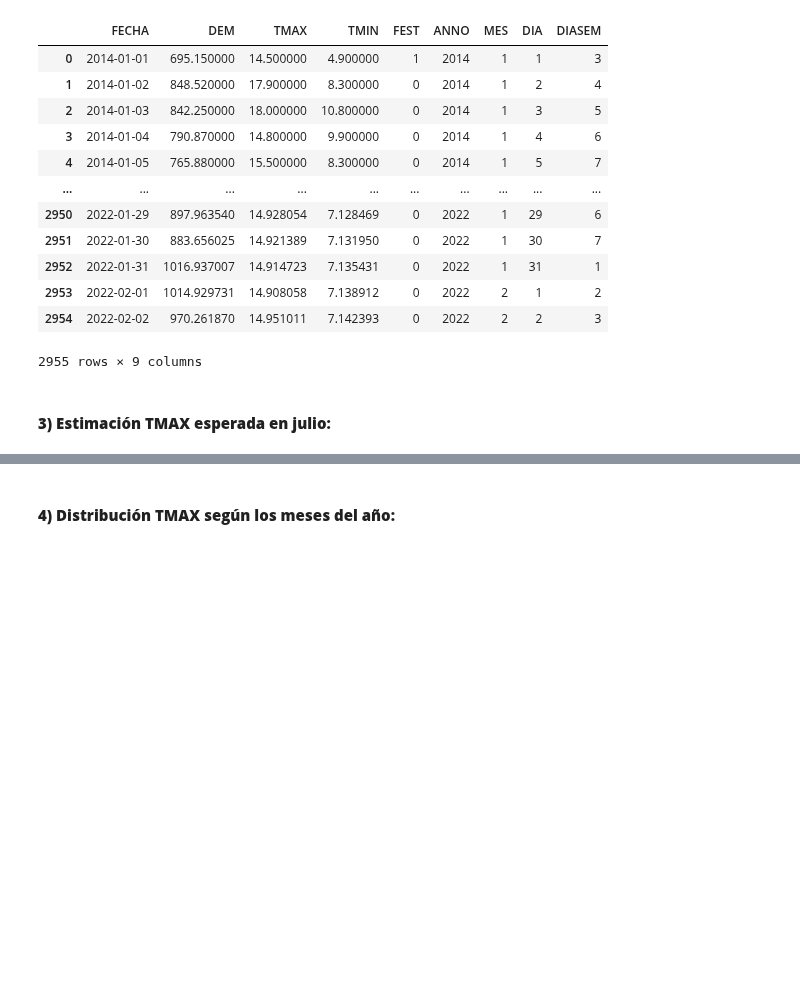
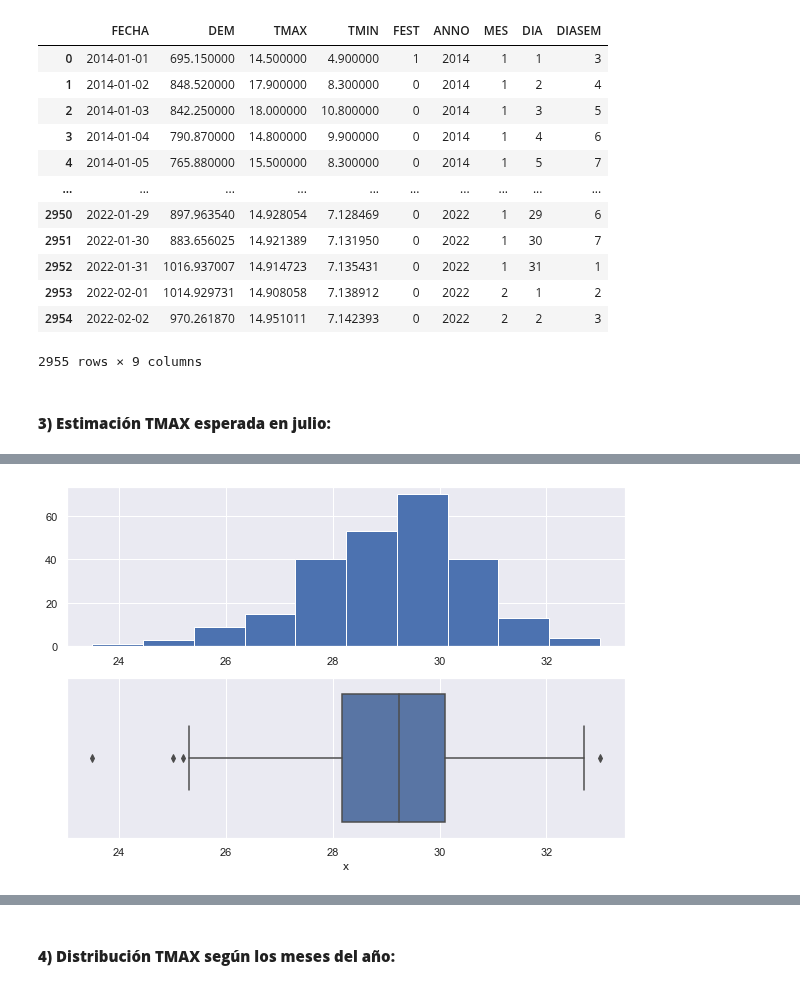
Before and after one commit to SeroviICAI/TRABAJO-1-ESTADISTICA-DESCRIPTIVA, a Jupyter notebook: notebooks/inferencia.ipynb, the cells around one changed output, grey strips where cells are left out. Drawn from its saved outputs; the diff is of its cells as text; code cells hidden in the pictures; blank space fills up the shorter version.

```diff
--- a/notebooks/inferencia.ipynb
+++ b/notebooks/inferencia.ipynb
@@ -63,0 +80,15 @@ stats.norm.interval(alpha=0.95,
+# %%
+x = np.array(dataframe_julio.TMAX)
+# tamaño muestral
+n = np.size(x)
+
+fig = plt.figure(1, figsize=(10, 10))
+plt.subplot(3,1,1)
+plt.hist(x)
+plt.subplot(3,1,2)
+sns.boxplot(x, orient = 'horizontal')
+plt.xlabel('x')
+plt.savefig('../reports/figures/Histograma y Boxplot TMAX julio.png', bbox_inches='tight')
+plt.show()
+# %% [output]
+[figure, added]
```
Also changed, not shown: parts of 11 cells of this notebook, 2 other files.
